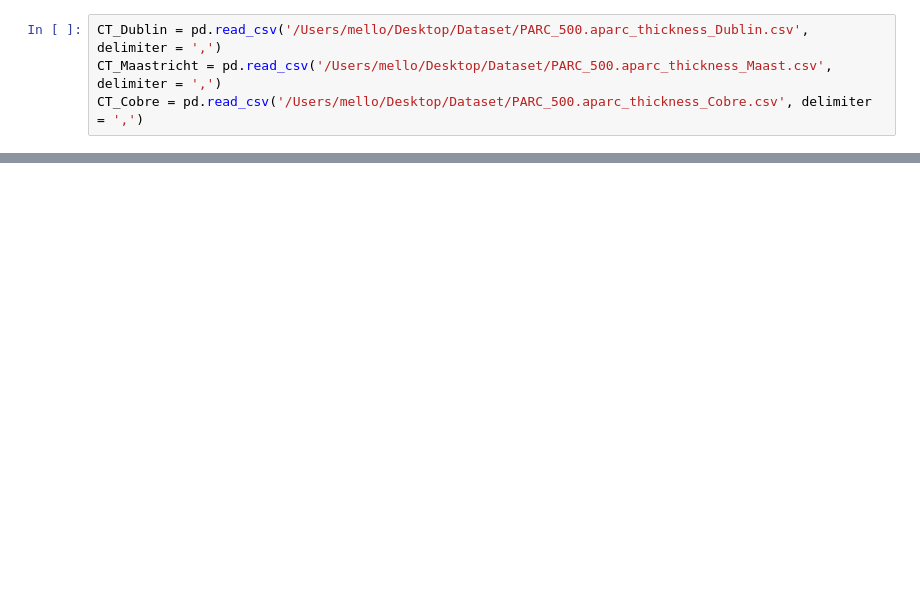
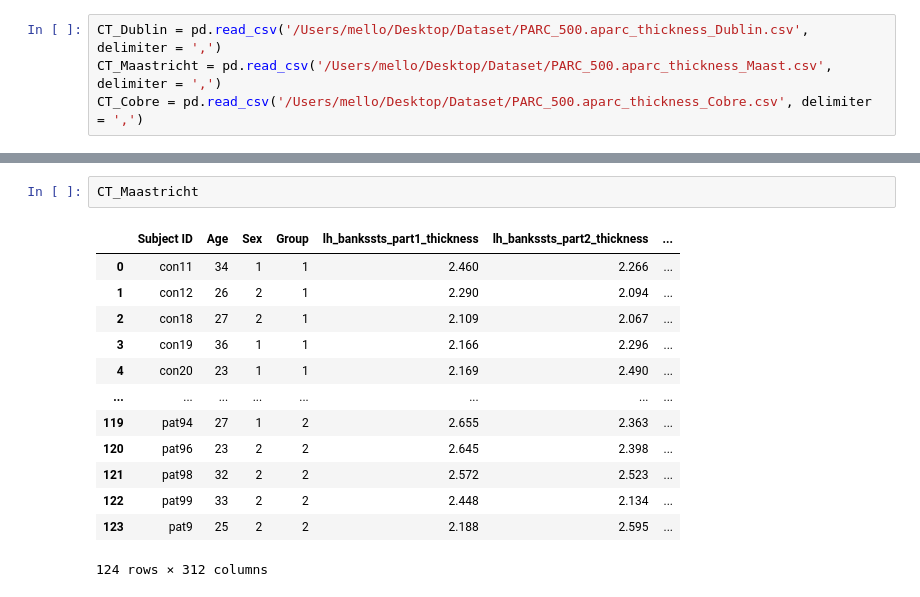
Before and after one commit to mello-y/MSc5_research_project, a Jupyter notebook: data/Data_exploration.ipynb, the cells around one changed output, grey strips where cells are left out. Saved outputs shown, nothing was run; the diff lists cells and outputs as text; blank space fills up the shorter version.

```diff
--- a/data/Data_exploration.ipynb
+++ b/data/Data_exploration.ipynb
@@ -260,0 +323,16 @@ CT_Cobre = pd.read_csv('/Users/mello/Desktop/Dataset/PARC_500.aparc_thickness_Co
+# %%
+CT_Maastricht
+# %% [output]
+|  | Subject ID | Age | Sex | Group | lh_bankssts_part1_thickness | lh_bankssts_part2_thickness | ... |
+| 0 | con11 | 34 | 1 | 1 | 2.460 | 2.266 | ... |
+| 1 | con12 | 26 | 2 | 1 | 2.290 | 2.094 | ... |
+| 2 | con18 | 27 | 2 | 1 | 2.109 | 2.067 | ... |
+| 3 | con19 | 36 | 1 | 1 | 2.166 | 2.296 | ... |
+| 4 | con20 | 23 | 1 | 1 | 2.169 | 2.490 | ... |
+| ... | ... | ... | ... | ... | ... | ... | ... |
+| 119 | pat94 | 27 | 1 | 2 | 2.655 | 2.363 | ... |
+| 120 | pat96 | 23 | 2 | 2 | 2.645 | 2.398 | ... |
+| 121 | pat98 | 32 | 2 | 2 | 2.572 | 2.523 | ... |
+| 122 | pat99 | 33 | 2 | 2 | 2.448 | 2.134 | ... |
+| 123 | pat9 | 25 | 2 | 2 | 2.188 | 2.595 | ... |
+124 rows × 312 columns
```
Also changed, not shown: parts of 50 cells of this notebook.
